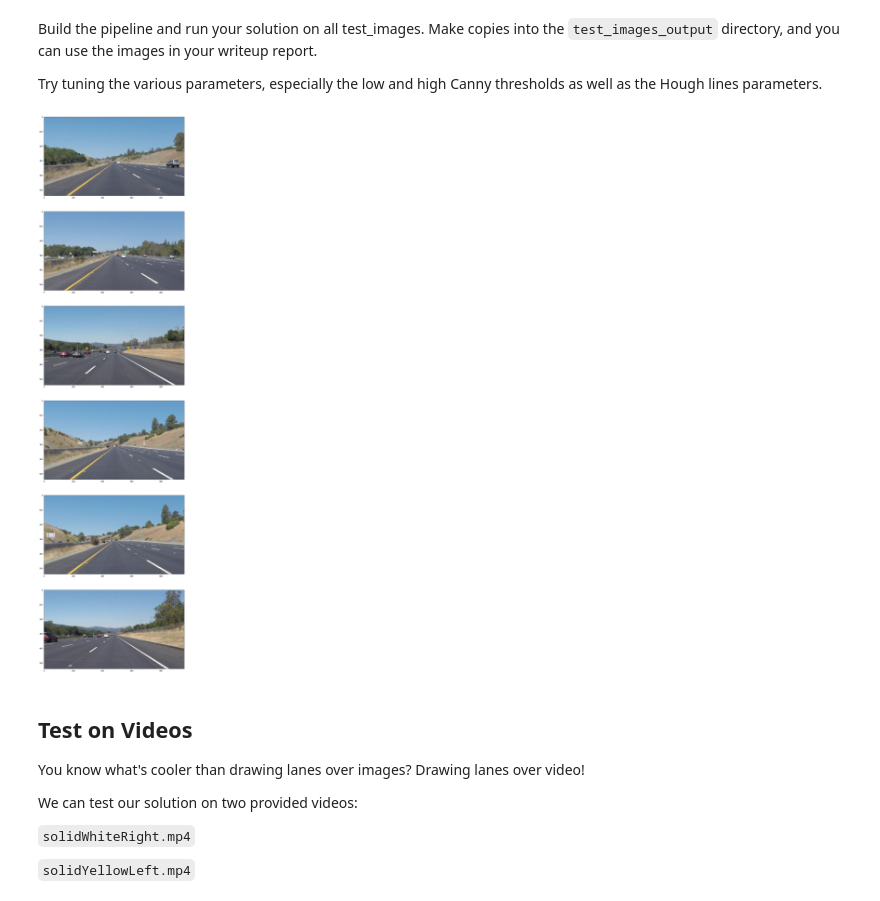
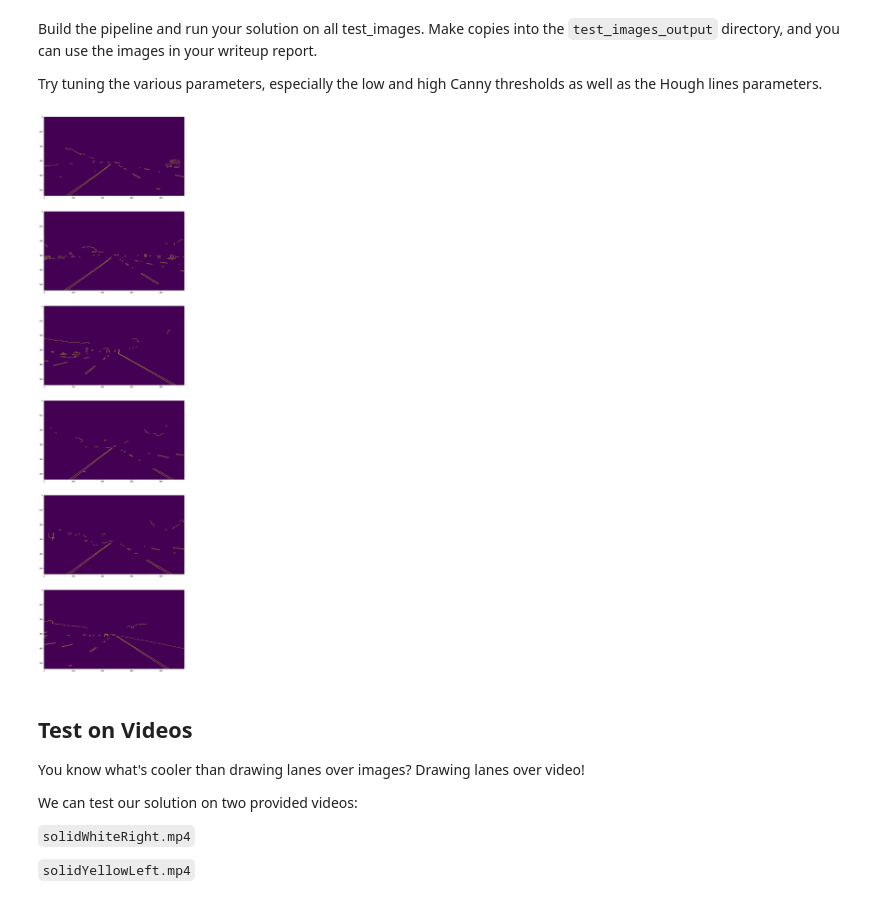
Before and after one commit to rmikulas/CarND-LaneLines-P1, a Jupyter notebook: P1.ipynb, the cells around one changed output. Drawn from its saved outputs; the diff is of its cells as text; code cells hidden in the pictures.

Commit message:
Create image preparation function
In this step I created the image_prep() function with a grayscale, gaussian blur and a canny function.

```diff
--- a/P1.ipynb
+++ b/P1.ipynb
@@ -172,6 +172,20 @@ def weighted_img(img, initial_img, α=0.8, β=1., γ=0.):
     NOTE: initial_img and img must be the same shape!
     """
     return cv2.addWeighted(initial_img, α, img, β, γ)
+
+
+# Image preparation
+def image_prep(image):
+    # Next step is grayscaling the image
+    gray_img = grayscale(image)
+
+    # Next step is a gaussian blur. I used 5 as kernel size after some iteration.
+    blurred_img = gaussian_blur(gray_img, 5)
+
+    # The next step is canny function.
+    image = canny(blurred_img,120,255)
+
+    return image
 # %% [markdown]
 ## Test Images
 
@@ -197,28 +211,31 @@ Try tuning the various parameters, especially the low and high Canny thresholds
 # %%
 # TODO: Build your pipeline that will draw lane lines on the test_images
 # then save them to the test_images_output directory.
 
 def lane_finder(image):
+    # First step is always creting a copy of the original image
+    img_2 = np.copy(image)
+    prep_img = image_prep(img_2)
 
-    return image
+    return prep_img
 
 def save_images():
     f= plt.figure(1,figsize=(54,96))
 
     i=1
     for img in images:
         image = mpimg.imread('test_images/'+img)
         mpimg.imsave('test_images_output'+img,lane_finder(image))
         plt.subplot(10,1,i)
         plt.imshow(lane_finder(image))
         i+=1
     plt.show()
     return
 
 
 save_images()
 # %% [output]
-[figure, old version]
+[figure, new version]
 # %% [markdown]
 ## Test on Videos
 
```
Also changed, not shown: parts of 1 cell of this notebook.
